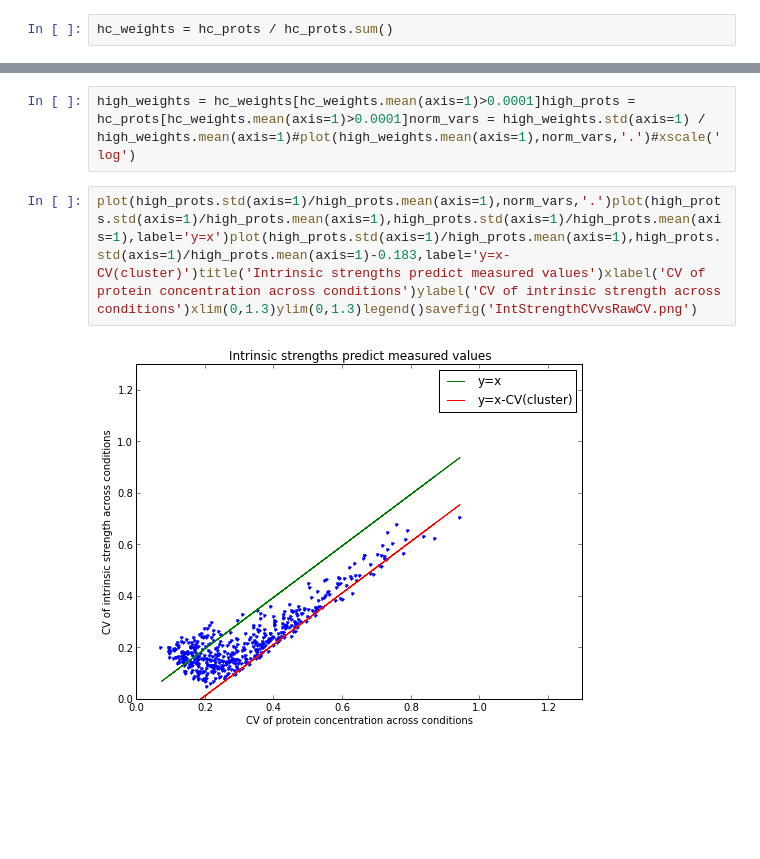
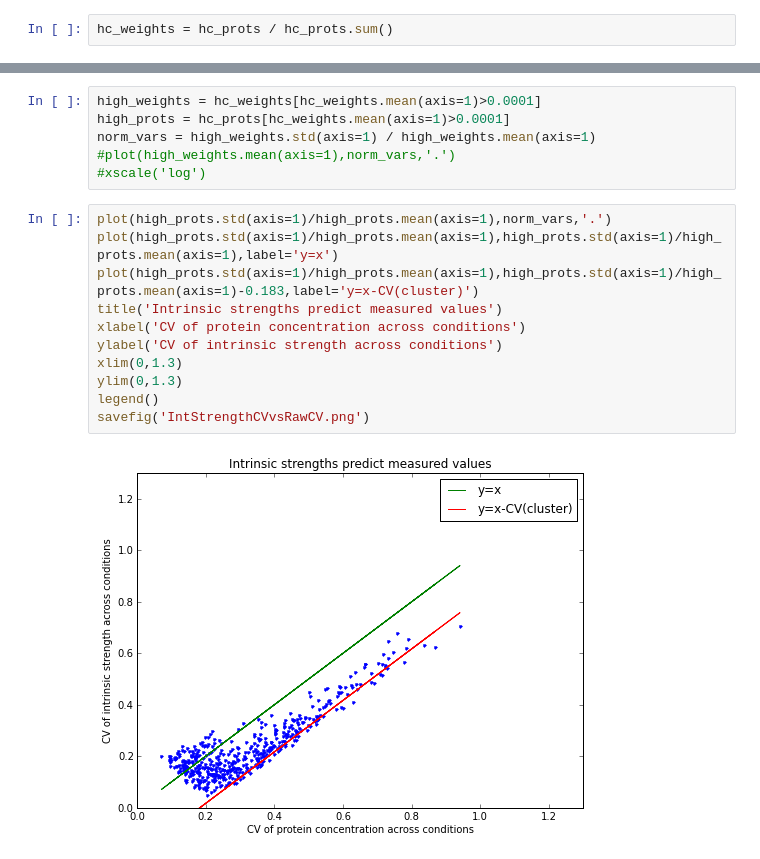
Before and after one commit to uriba/proteome-analysis, a Jupyter notebook: Untitled0.ipynb, the cells around one changed output, grey strips where cells are left out. Saved outputs shown, nothing was run; the diff lists cells and outputs as text; blank space fills up the shorter version.

```diff
--- a/Untitled0.ipynb
+++ b/Untitled0.ipynb
@@ -26,9 +262,22 @@ norm_vars = hc_weights.std(axis=1) / hc_weights.mean(axis=1)plot(hc_weights.mean
 # %% [output]
 [figure]
 # %%
-high_weights = hc_weights[hc_weights.mean(axis=1)>0.0001]high_prots = hc_prots[hc_weights.mean(axis=1)>0.0001]norm_vars = high_weights.std(axis=1) / high_weights.mean(axis=1)#plot(high_weights.mean(axis=1),norm_vars,'.')#xscale('log')
+high_weights = hc_weights[hc_weights.mean(axis=1)>0.0001]
+high_prots = hc_prots[hc_weights.mean(axis=1)>0.0001]
+norm_vars = high_weights.std(axis=1) / high_weights.mean(axis=1)
+#plot(high_weights.mean(axis=1),norm_vars,'.')
+#xscale('log')
 # %%
-plot(high_prots.std(axis=1)/high_prots.mean(axis=1),norm_vars,'.')plot(high_prots.std(axis=1)/high_prots.mean(axis=1),high_prots.std(axis=1)/high_prots.mean(axis=1),label='y=x')plot(high_prots.std(axis=1)/high_prots.mean(axis=1),high_prots.std(axis=1)/high_prots.mean(axis=1)-0.183,label='y=x-CV(cluster)')title('Intrinsic strengths predict measured values')xlabel('CV of protein concentration across conditions')ylabel('CV of intrinsic strength across conditions')xlim(0,1.3)ylim(0,1.3)legend()savefig('IntStrengthCVvsRawCV.png')
+plot(high_prots.std(axis=1)/high_prots.mean(axis=1),norm_vars,'.')
+plot(high_prots.std(axis=1)/high_prots.mean(axis=1),high_prots.std(axis=1)/high_prots.mean(axis=1),label='y=x')
+plot(high_prots.std(axis=1)/high_prots.mean(axis=1),high_prots.std(axis=1)/high_prots.mean(axis=1)-0.183,label='y=x-CV(cluster)')
+title('Intrinsic strengths predict measured values')
+xlabel('CV of protein concentration across conditions')
+ylabel('CV of intrinsic strength across conditions')
+xlim(0,1.3)
+ylim(0,1.3)
+legend()
+savefig('IntStrengthCVvsRawCV.png')
 # %% [output]
-[figure, old version]
+[figure, new version]
 # %%
```
Also changed, not shown: parts of 17 cells of this notebook.
